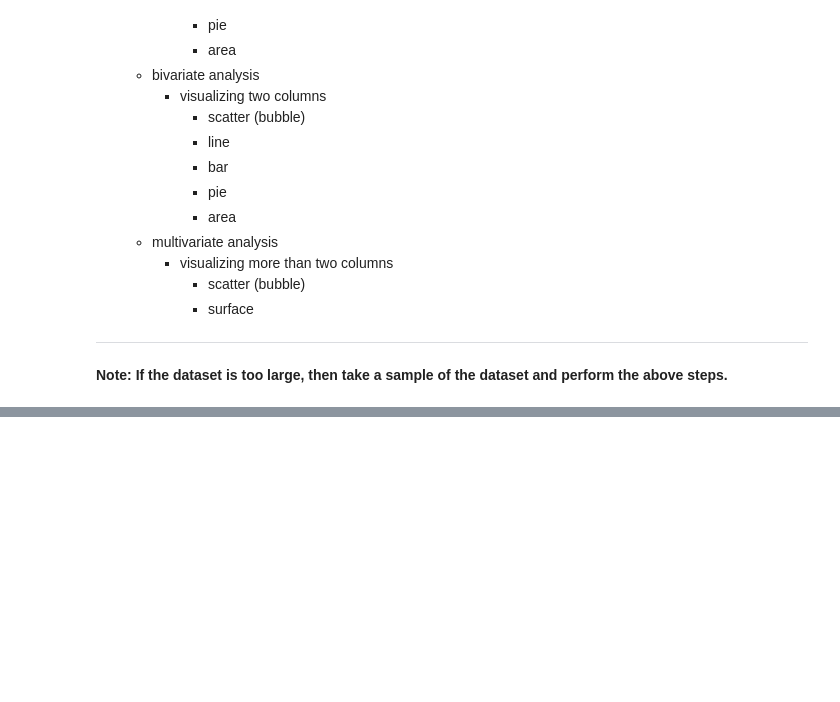
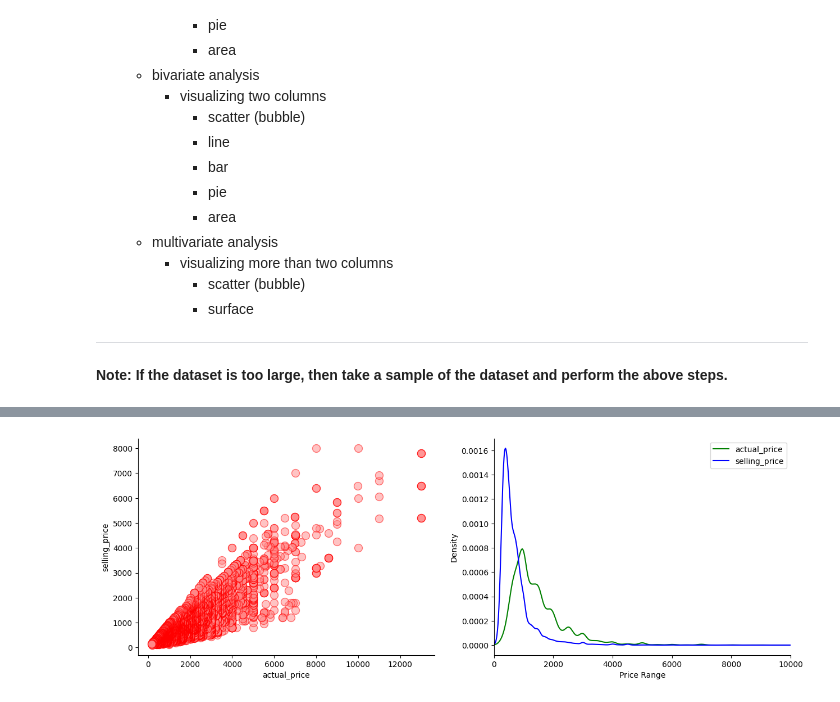
Before and after one commit to digipodium/2023-MAY-PYDSDA-MTWF-330, a Jupyter notebook: analysis_2.ipynb, the cells around one changed output, grey strips where cells are left out. Saved outputs shown, nothing was run; the diff lists cells and outputs as text; code cells hidden in the pictures; blank space fills up the shorter version.

```diff
--- a/analysis_2.ipynb
+++ b/analysis_2.ipynb
@@ -153,0 +322,15 @@ pricesdf.head(100).style.background_gradient(subset=['average_rating'])
+# %%
+fig, ax = plt.subplots(ncols=2,figsize=(15,5))
+pricesdf.plot.scatter(x='actual_price', y='selling_price',
+                      color='#ff8888', alpha=.5, s=100,
+                      edgecolor='red', ax=ax[0],)
+pricesdf[['actual_price', 'selling_price']].plot.kde(color=['green', 'blue'], ax=ax[1])
+ax[1].set_xlim(0, 10000)
+ax[1].set_xlabel('Price Range')
+# hide the spines
+ax[0].spines['right'].set_visible(False)
+ax[0].spines['top'].set_visible(False)
+ax[1].spines['right'].set_visible(False)
+ax[1].spines['top'].set_visible(False)
+# %% [output]
+[figure, added]
```
Also changed, not shown: parts of 20 cells of this notebook, 1 other file.
